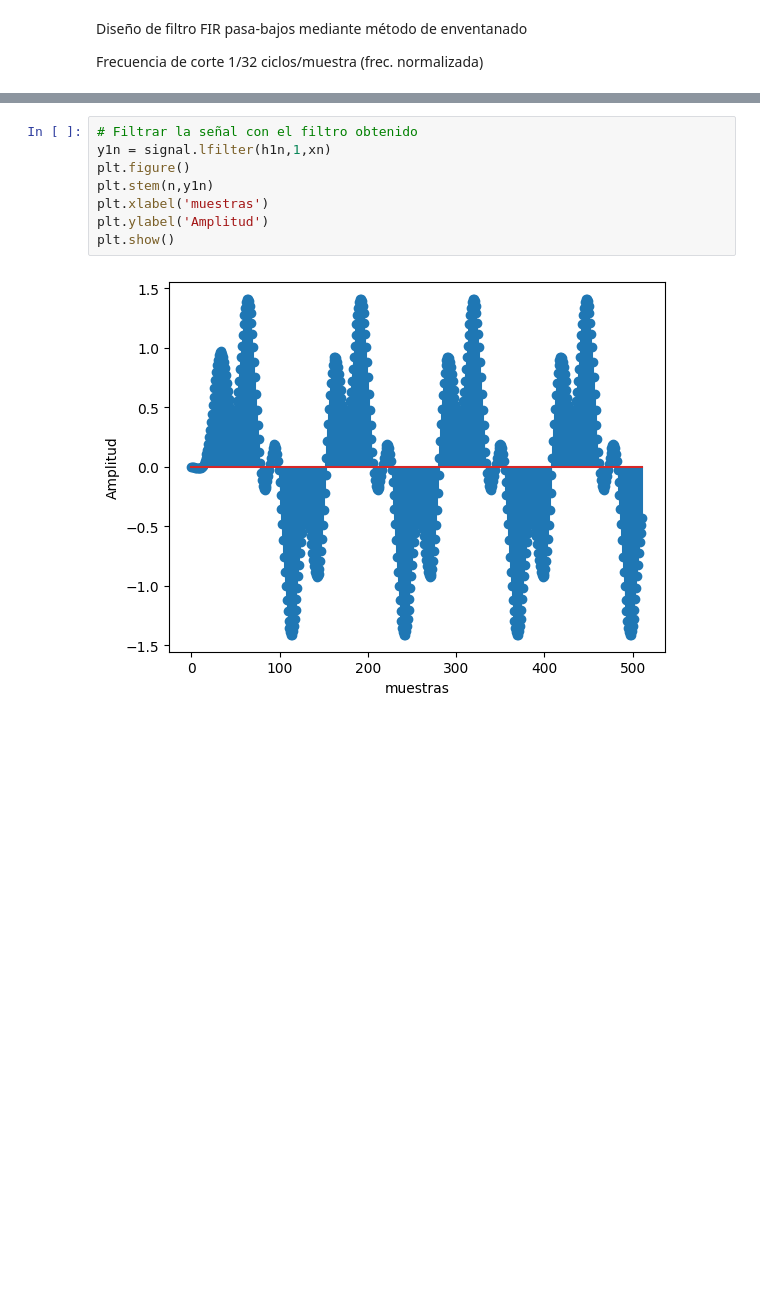
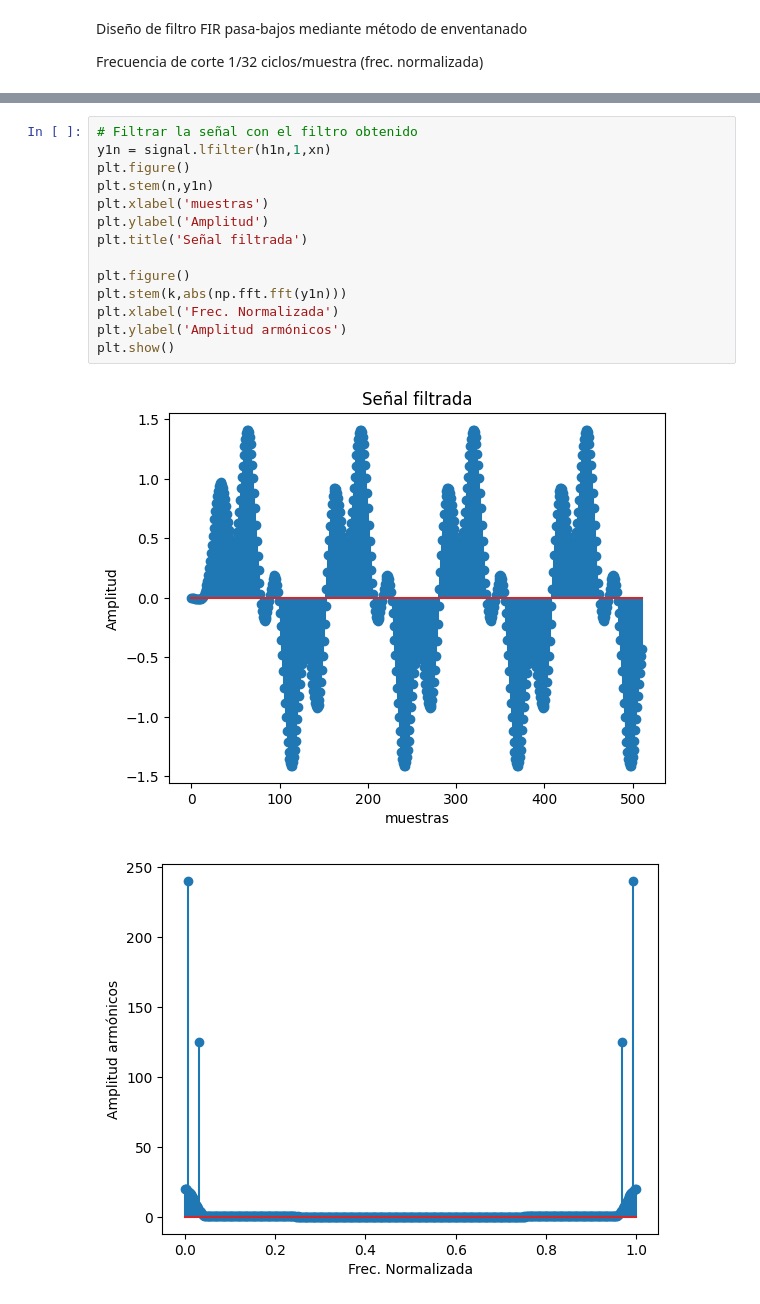
Before and after one commit to nelsonfvt/CyM_PDS, a Jupyter notebook: Teoría/4.Filtrado de señales/Ejemplo_FIR.ipynb, the cells around one changed output, grey strips where cells are left out. Cells and saved outputs as stored; diff of their text form; blank space fills up the shorter version.

```diff
--- a/Teoría/4.Filtrado de señales/Ejemplo_FIR.ipynb
+++ b/Teoría/4.Filtrado de señales/Ejemplo_FIR.ipynb
@@ -60,10 +67,17 @@ plt.show()
 # %%
 # Filtrar la señal con el filtro obtenido
 y1n = signal.lfilter(h1n,1,xn)
 plt.figure()
 plt.stem(n,y1n)
 plt.xlabel('muestras')
 plt.ylabel('Amplitud')
+plt.title('Señal filtrada')
+
+plt.figure()
+plt.stem(k,abs(np.fft.fft(y1n)))
+plt.xlabel('Frec. Normalizada')
+plt.ylabel('Amplitud armónicos')
 plt.show()
 # %% [output]
-[figure, old version]
+[figure, new version]
+[figure, added]
```
Also changed, not shown: parts of 11 cells of this notebook, 2 other files.
